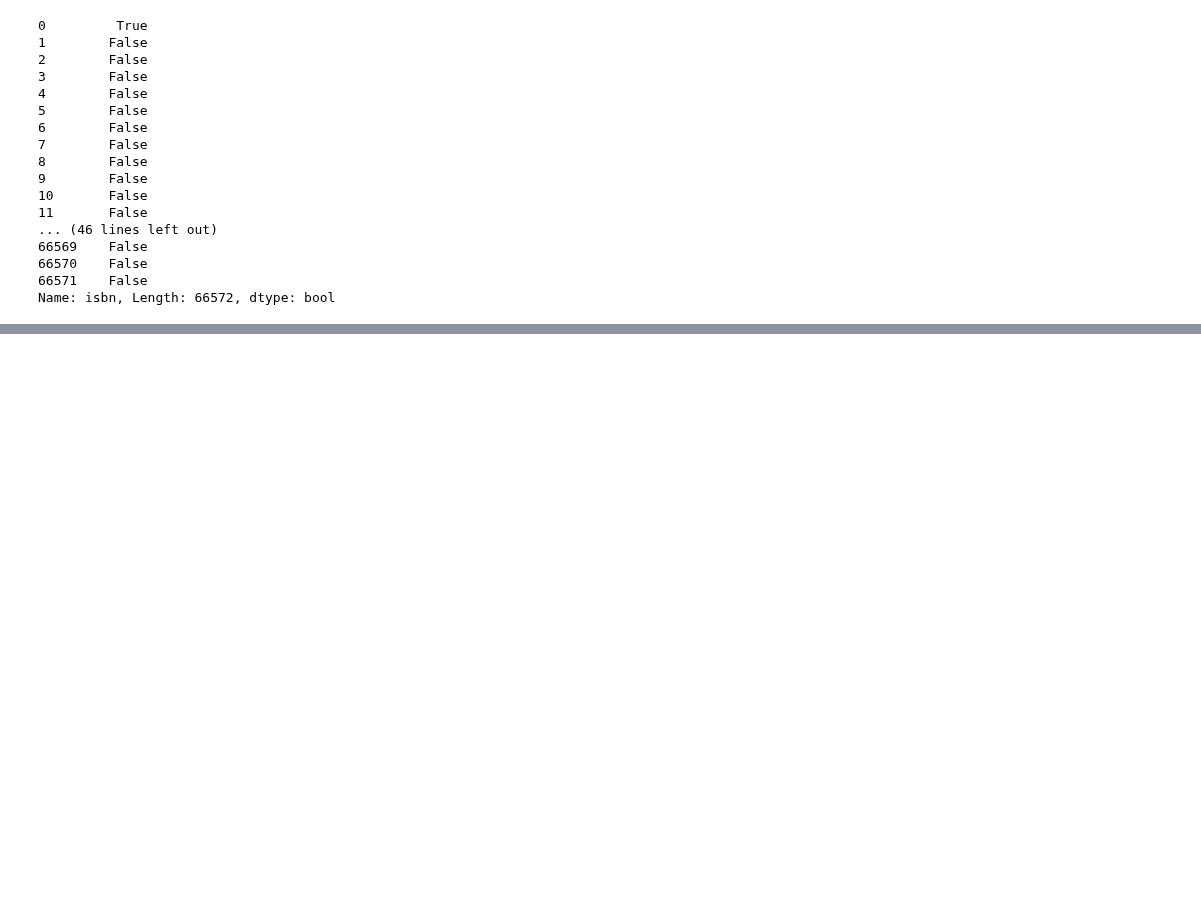
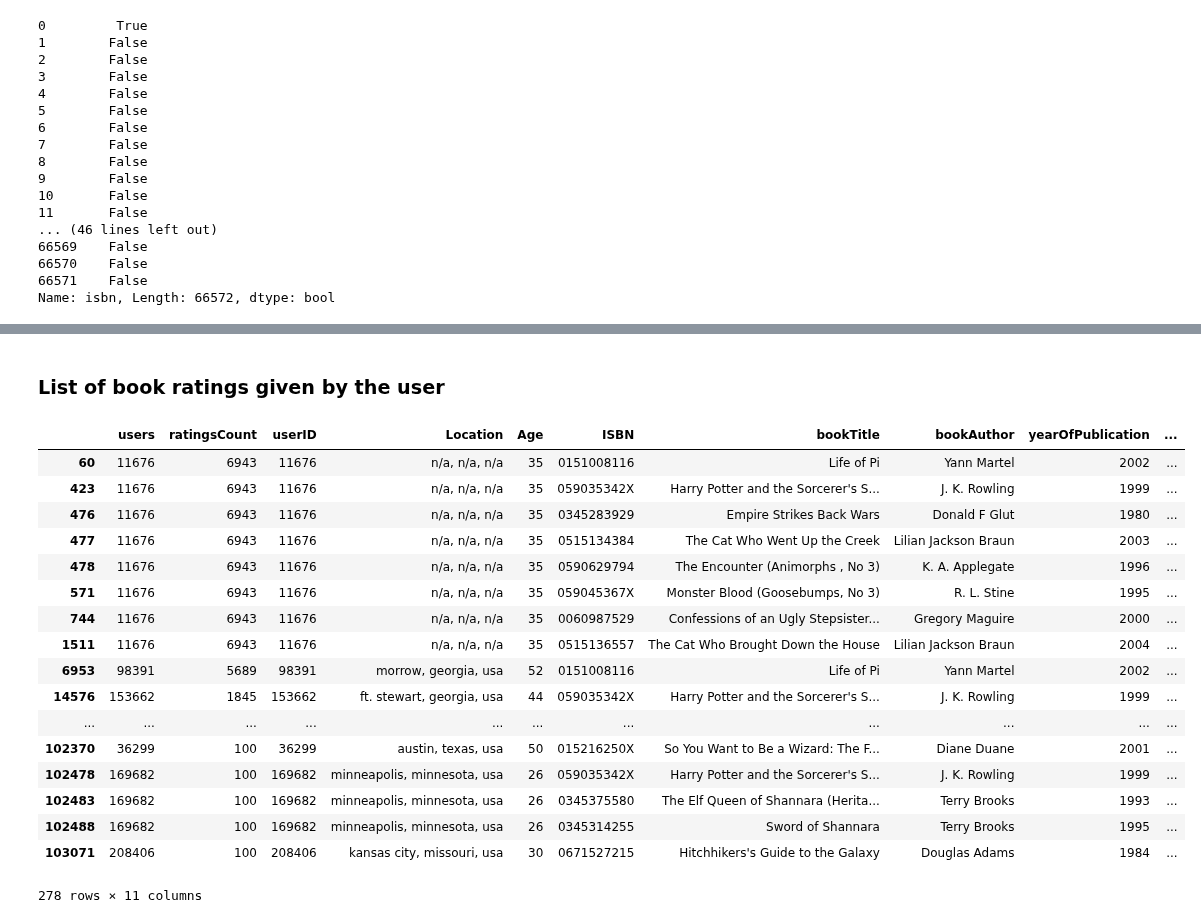
Before and after one commit to GreatLearningAIML1/chennai-aug-batch-senthilvelavan, a Jupyter notebook: Residency5-External/R5_External_Collaborative Filtering based Recommendation System_Questions.ipynb, the cells around one changed output, grey strips where cells are left out. Drawn from its saved outputs; the diff is of its cells as text; code cells hidden in the pictures; blank space fills up the shorter version.

```diff
--- a/Residency5-External/R5_External_Collaborative Filtering based Recommendation System_Questions.ipynb
+++ b/Residency5-External/R5_External_Collaborative Filtering based Recommendation System_Questions.ipynb
@@ -1099,0 +1148,23 @@ books[books['ISBN'].isin(recommendIbsn)]
+# %% [markdown]
+<h3>List of book ratings given by the user</h3>
+# %%
+final_users_books_ratings[final_users_books_ratings['ISBN'].isin(user_data['ISBN'])]
+# %% [output]
+|  | users | ratingsCount | userID | Location | Age | ISBN | bookTitle | bookAuthor | yearOfPublication | ... |
+| 60 | 11676 | 6943 | 11676 | n/a, n/a, n/a | 35 | 0151008116 | Life of Pi | Yann Martel | 2002 | ... |
+| 423 | 11676 | 6943 | 11676 | n/a, n/a, n/a | 35 | 059035342X | Harry Potter and the Sorcerer's S... | J. K. Rowling | 1999 | ... |
+| 476 | 11676 | 6943 | 11676 | n/a, n/a, n/a | 35 | 0345283929 | Empire Strikes Back Wars | Donald F Glut | 1980 | ... |
+| 477 | 11676 | 6943 | 11676 | n/a, n/a, n/a | 35 | 0515134384 | The Cat Who Went Up the Creek | Lilian Jackson Braun | 2003 | ... |
+| 478 | 11676 | 6943 | 11676 | n/a, n/a, n/a | 35 | 0590629794 | The Encounter (Animorphs , No 3) | K. A. Applegate | 1996 | ... |
+| 571 | 11676 | 6943 | 11676 | n/a, n/a, n/a | 35 | 059045367X | Monster Blood (Goosebumps, No 3) | R. L. Stine | 1995 | ... |
+| 744 | 11676 | 6943 | 11676 | n/a, n/a, n/a | 35 | 0060987529 | Confessions of an Ugly Stepsister... | Gregory Maguire | 2000 | ... |
+| 1511 | 11676 | 6943 | 11676 | n/a, n/a, n/a | 35 | 0515136557 | The Cat Who Brought Down the House | Lilian Jackson Braun | 2004 | ... |
+| 6953 | 98391 | 5689 | 98391 | morrow, georgia, usa | 52 | 0151008116 | Life of Pi | Yann Martel | 2002 | ... |
+| 14576 | 153662 | 1845 | 153662 | ft. stewart, georgia, usa | 44 | 059035342X | Harry Potter and the Sorcerer's S... | J. K. Rowling | 1999 | ... |
+| ... | ... | ... | ... | ... | ... | ... | ... | ... | ... | ... |
+| 102370 | 36299 | 100 | 36299 | austin, texas, usa | 50 | 015216250X | So You Want to Be a Wizard: The F... | Diane Duane | 2001 | ... |
+| 102478 | 169682 | 100 | 169682 | minneapolis, minnesota, usa | 26 | 059035342X | Harry Potter and the Sorcerer's S... | J. K. Rowling | 1999 | ... |
+| 102483 | 169682 | 100 | 169682 | minneapolis, minnesota, usa | 26 | 0345375580 | The Elf Queen of Shannara (Herita... | Terry Brooks | 1993 | ... |
+| 102488 | 169682 | 100 | 169682 | minneapolis, minnesota, usa | 26 | 0345314255 | Sword of Shannara | Terry Brooks | 1995 | ... |
+| 103071 | 208406 | 100 | 208406 | kansas city, missouri, usa | 30 | 0671527215 | Hitchhikers's Guide to the Galaxy | Douglas Adams | 1984 | ... |
+278 rows × 11 columns
```
Also changed, not shown: parts of 9 cells of this notebook.
